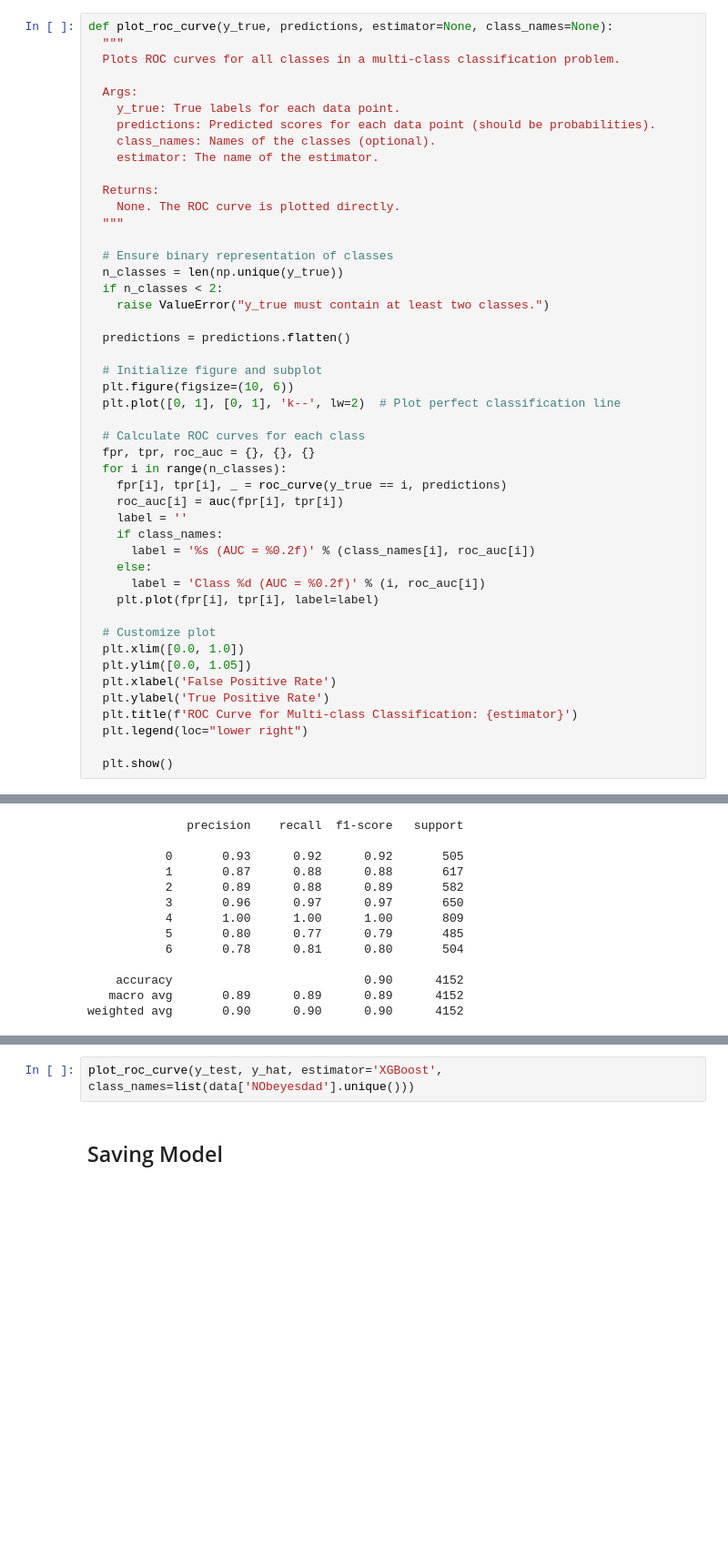
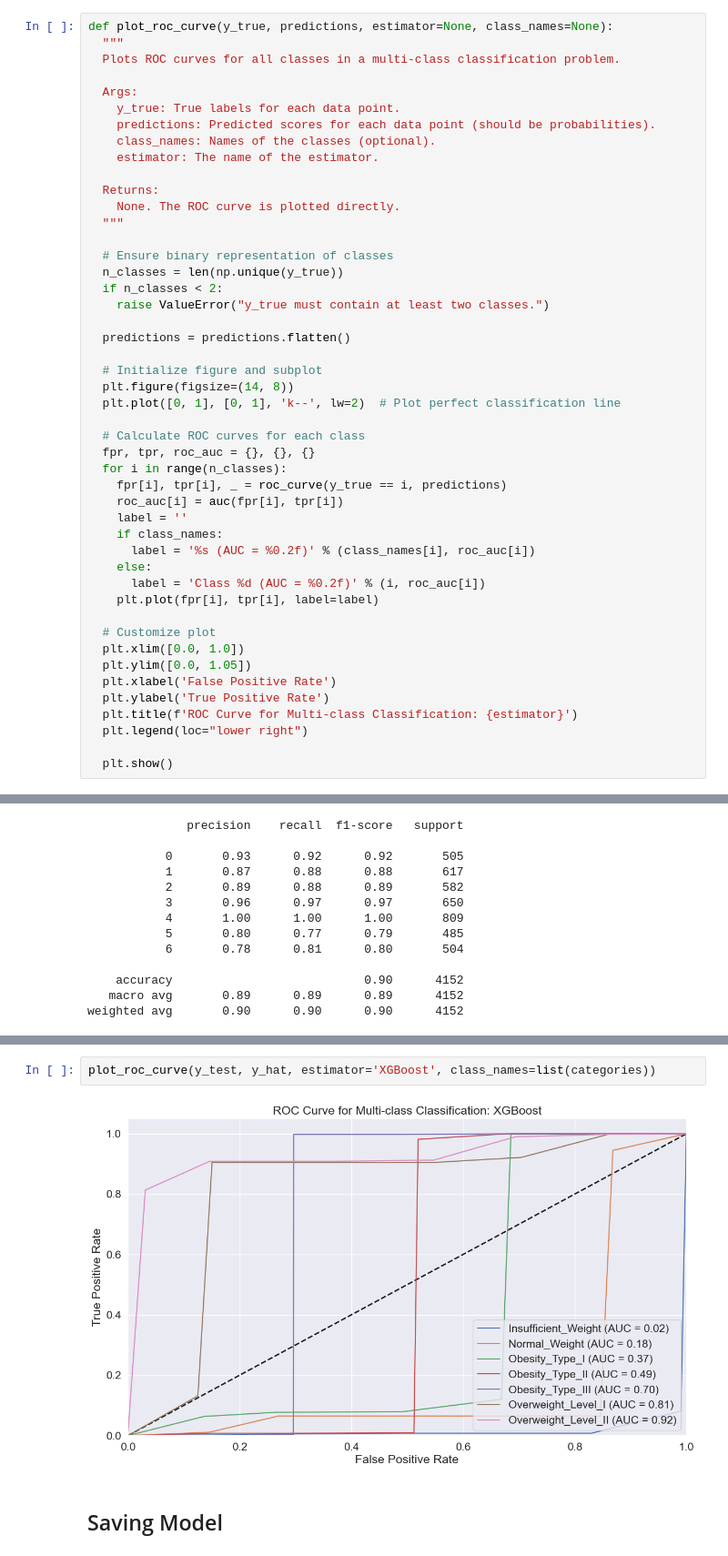
Before and after one commit to muscak/Obesity-Risk-Prediction, a Jupyter notebook: Notebooks/Prediction of Obesity Risk - Modelling.ipynb, the cells around one changed output, grey strips where cells are left out. Shown at 91% size. Cells and saved outputs as stored; diff of their text form; blank space fills up the shorter version.

```diff
--- a/Notebooks/Prediction of Obesity Risk - Modelling.ipynb
+++ b/Notebooks/Prediction of Obesity Risk - Modelling.ipynb
@@ -392,7 +400,7 @@ def plot_roc_curve(y_true, predictions, estimator=None, class_names=None):
   predictions = predictions.flatten()
 
   # Initialize figure and subplot
-  plt.figure(figsize=(10, 6))
+  plt.figure(figsize=(14, 8))
   plt.plot([0, 1], [0, 1], 'k--', lw=2)  # Plot perfect classification line
 
   # Calculate ROC curves for each class
@@ -503,5 +494,7 @@ print(categories)
 # %%
-plot_roc_curve(y_test, y_hat, estimator='XGBoost', class_names=list(data['NObeyesdad'].unique()))
+plot_roc_curve(y_test, y_hat, estimator='XGBoost', class_names=list(categories))
+# %% [output]
+[figure, added]
 # %% [markdown]
 ## Saving Model
 # %%
```
Also changed, not shown: parts of 6 cells of this notebook, 5 other files.
